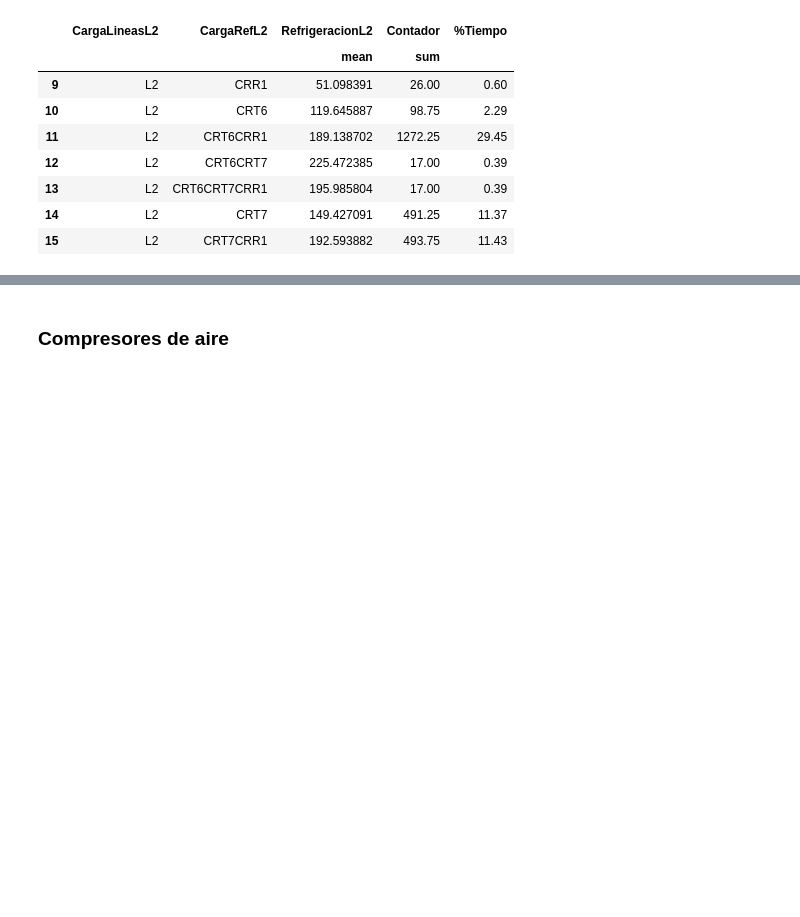
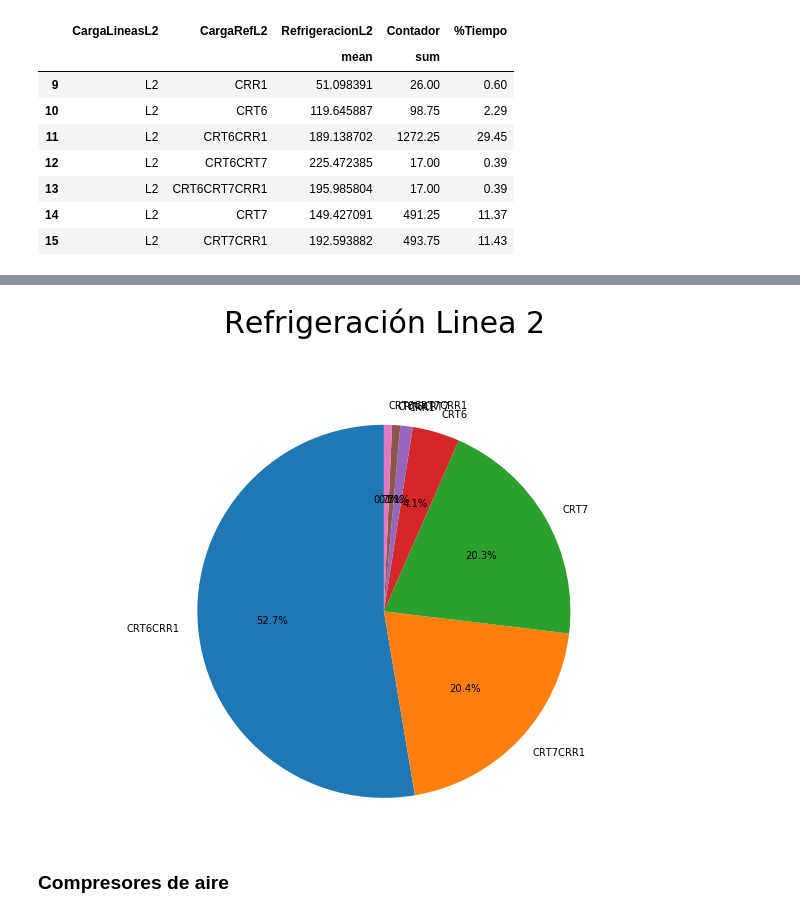
Before and after one commit to Axioma42/Project1, a Jupyter notebook: Project1.ipynb, the cells around one changed output, grey strips where cells are left out. Saved outputs shown, nothing was run; the diff lists cells and outputs as text; code cells hidden in the pictures; blank space fills up the shorter version.

```diff
--- a/Project1.ipynb
+++ b/Project1.ipynb
@@ -339,3 +435,7 @@ refrigeracionL2V2
 | 13 | L2 | CRT6CRT7CRR1 | 195.985804 | 17.00 | 0.39 |
 | 14 | L2 | CRT7 | 149.427091 | 491.25 | 11.37 |
 | 15 | L2 | CRT7CRR1 | 192.593882 | 493.75 | 11.43 |
+# %%
+refrigeracionL2V2["%Tiempo"]=round(refrigeracionL2V2["Contador"]["sum"]/refrigeracionL2V2["Contador"]["sum"].sum(),4)*100
+refrigeracionL2V2=refrigeracionL2V2.sort_values(by=['%Tiempo'],ascending=False)
+refrigeracionL2V2
@@ -342,3 +465,16 @@ refrigeracionL2V2
+# %%
+%matplotlib inline
+plt.title('Refrigeración Linea 2''\n''\n', fontsize=30)
+plt.pie(refrigeracionL2V2['%Tiempo'],labels=refrigeracionL2V2['CargaRefL2'],shadow=False,startangle=90,autopct='%1.1f%%',)
+plt.axis('equal')
+plt.tight_layout()
+
+fig = plt.gcf()
+fig.set_size_inches(10,10)
+
+plt.show()
+# %% [output]
+[figure, added]
 # %% [markdown]
 ### Compresores de aire
 # %%
```
Also changed, not shown: parts of 39 cells of this notebook, 3 other files.
